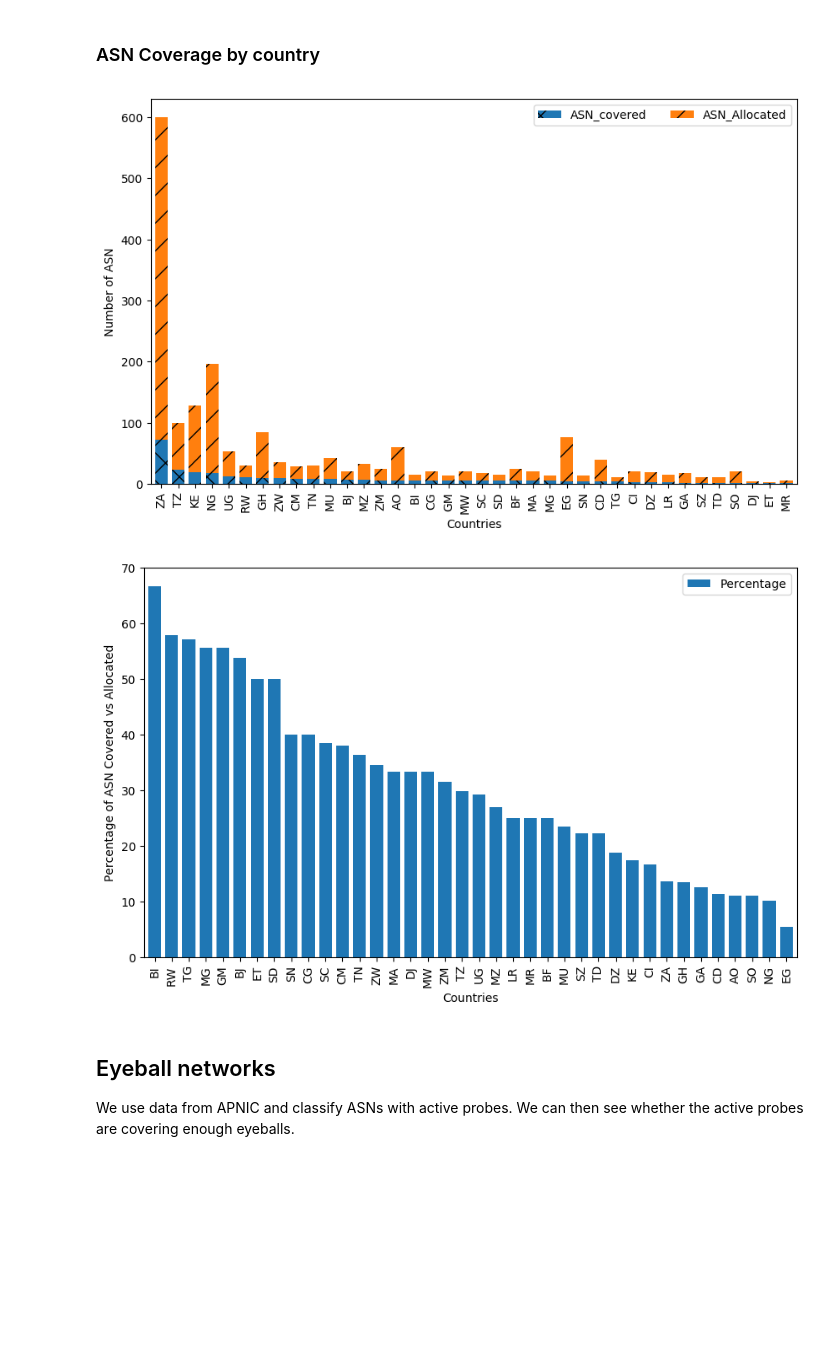
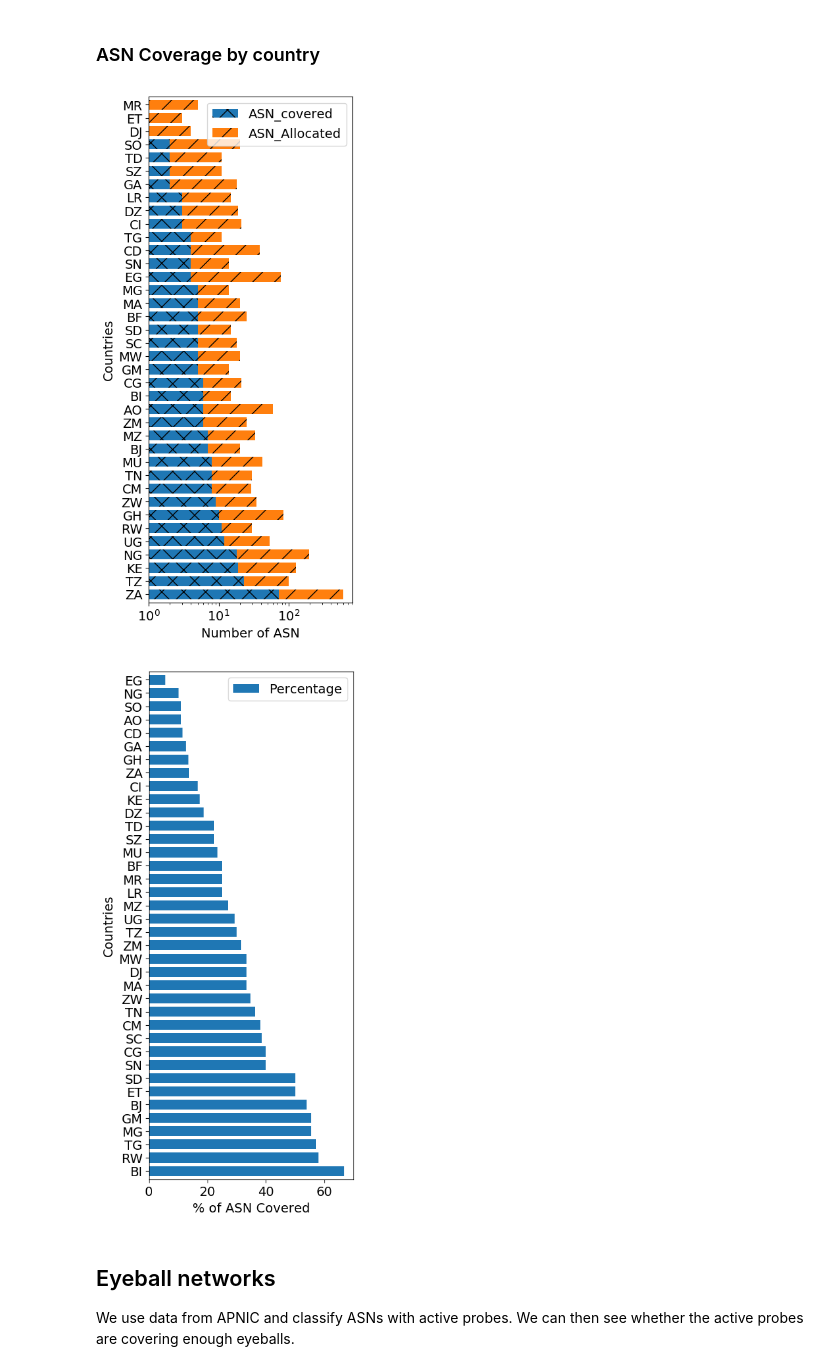
Before and after one commit to AFRINIC-Labs/Africa_Internet_Measurement_Survey, a Jupyter notebook: platforms-africa.ipynb, the cells around one changed output. Saved outputs shown, nothing was run; the diff lists cells and outputs as text; code cells hidden in the pictures; blank space fills up the shorter version.

```diff
--- a/platforms-africa.ipynb
+++ b/platforms-africa.ipynb
@@ -17,7 +17,7 @@ import numpy as np
 
 #set ggplot style
 plt.style.use('default')
-
+plt.rcParams.update({'font.size': 14})
 
 ATLAS_PROBES_URI = "https://stat.ripe.net/data/atlas-probes/data.json?resource="
 ATLAS_DEPLOYMENT_URI = "https://stat.ripe.net/data/atlas-probe-deployment/data.json?resource="
@@ -451,9 +457,10 @@ df = df_probes_asn.iloc[:,[2,20]].drop_duplicates().dropna().groupby(['cc']).siz
 df['ASN_Allocated'] = df.apply(lambda x: getTotalAllocated(x['cc'], df_allocated_afrinic), axis=1)
 df['Percentage'] = df.apply(lambda x: 100*x['ASN_covered']/getTotalAllocated(x['cc'], df_allocated_afrinic), axis=1)
 # %%
-ax = df.plot.bar(x='cc', y=['ASN_covered','ASN_Allocated'], stacked=True, figsize=(10,6), width=0.75)
-plt.ylabel('Number of ASN')
-plt.xlabel('Countries')
+ax = df.plot.barh(x='cc', y=['ASN_covered','ASN_Allocated'], stacked=True, figsize=(4,10), width=0.75)
+plt.xlabel('Number of ASN')
+plt.ylabel('Countries')
+plt.xscale('log')
 #plt.savefig("../data/plots/percentage_website_local_vs_remote_ordered.pdf", bbox="tight")
 bars = ax.patches
 hatches = ''.join(h*len(df) for h in 'x/O.')
@@ -461,19 +468,19 @@ hatches = ''.join(h*len(df) for h in 'x/O.')
 for bar, hatch in zip(bars, hatches):
     bar.set_hatch(hatch)
 
-ax.legend(bbox_to_anchor=(1, 1), ncol=2)
+ax.legend(ncol=1)
 plt.savefig("data/plots/covered_asn_distribution_by_cc.pdf", bbox="tight")
 plt.show()
 # %% [output]
-[figure, old version]
+[figure, new version]
 # %%
-df.sort_values(by=['Percentage'], ascending=False).plot.bar(x='cc', y=['Percentage'], stacked=True, figsize=(10,6), width=0.75)
-plt.ylabel('Percentage of ASN Covered vs Allocated')
-plt.xlabel('Countries')
-plt.savefig("data/plots/percentage_covered_asn_distribution_by_cc.pdf", bbox="tight")
+df.sort_values(by=['Percentage'], ascending=False).plot.barh(x='cc', y=['Percentage'], stacked=True, figsize=(4,10), width=0.75)
+plt.xlabel('% of ASN Covered')
+plt.ylabel('Countries')
+plt.savefig("data/plots/percentage_covered_asn_distribution_by_cc.pdf", bbox_inches="tight")
 plt.show()
 # %% [output]
-[figure, old version]
+[figure, new version]
 # %% [markdown]
 ## Eyeball networks
 We use data from APNIC and classify ASNs with active probes. We can then see whether the active probes are covering enough eyeballs.
```
Also changed, not shown: parts of 9 cells of this notebook.
